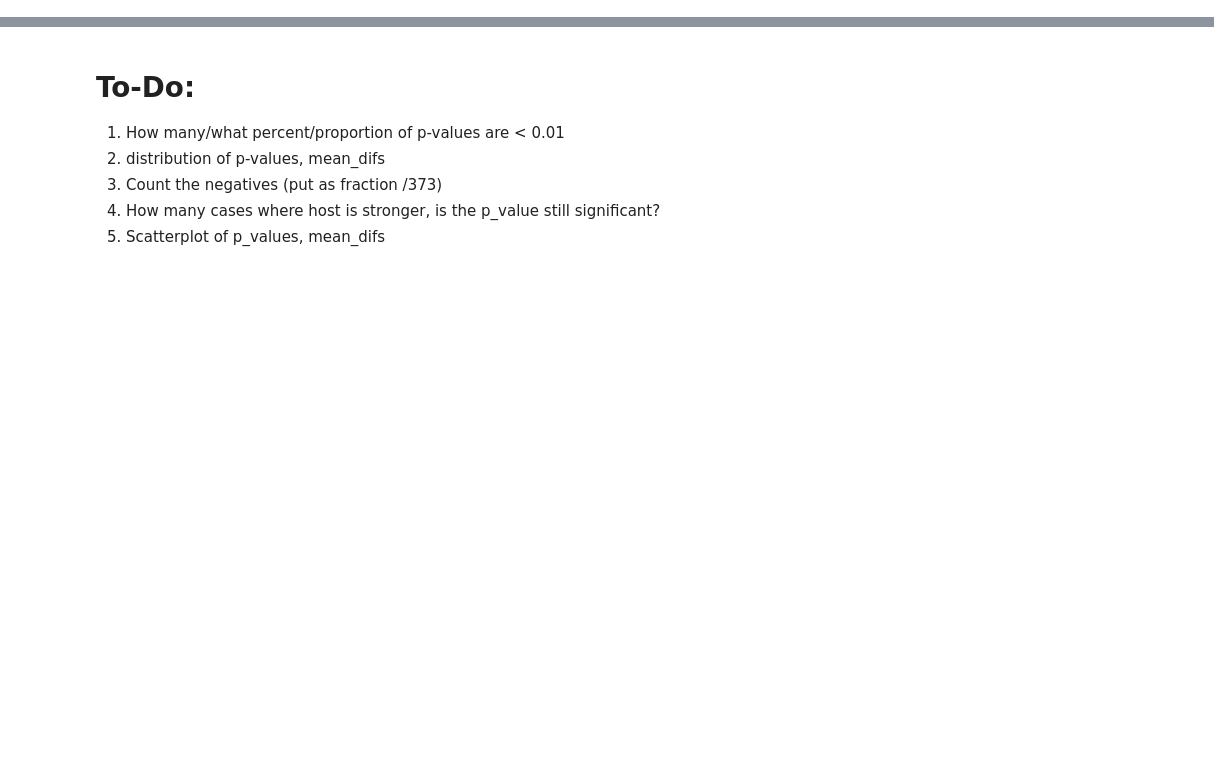
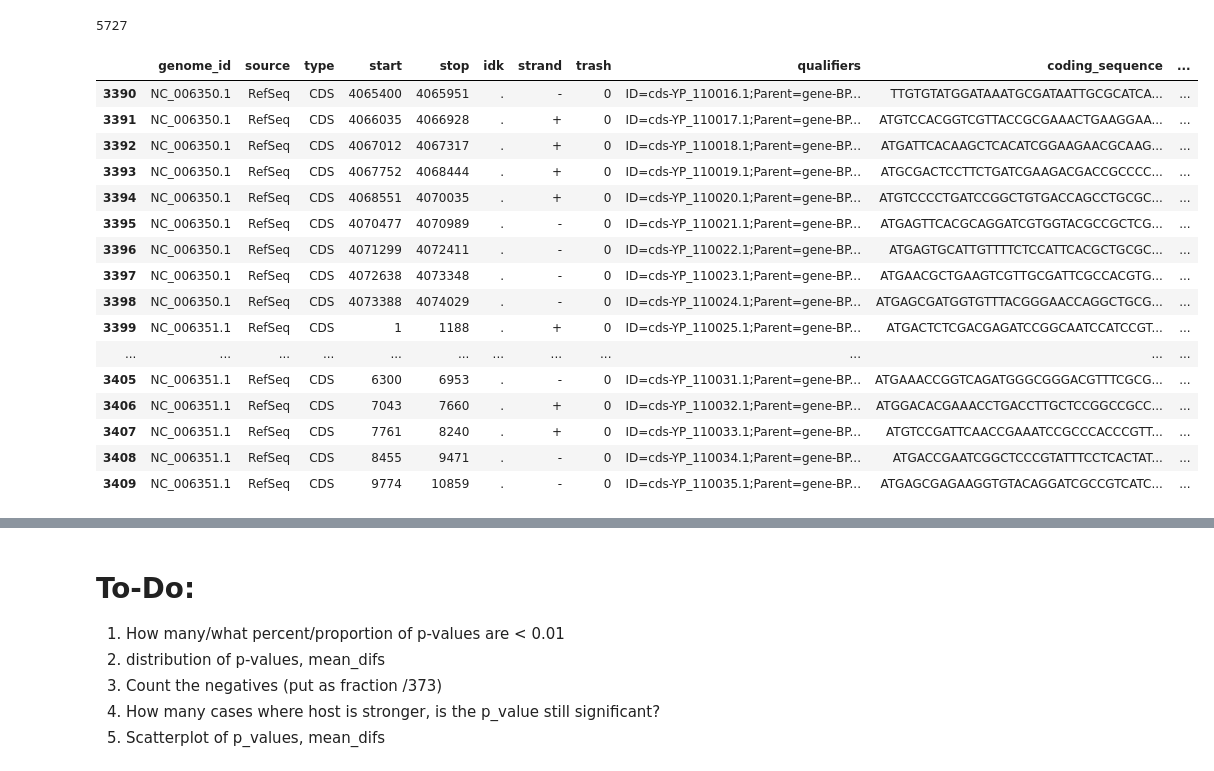
Before and after one commit to dcweaver/phage-translation, a Jupyter notebook: Code/Comparative_analysis.ipynb, the cells around one changed output, grey strips where cells are left out. Saved outputs shown, nothing was run; the diff lists cells and outputs as text; code cells hidden in the pictures; blank space fills up the shorter version.

```diff
--- a/Code/Comparative_analysis.ipynb
+++ b/Code/Comparative_analysis.ipynb
@@ -11,3 +15,30 @@ import pandas as pd
 import numpy as np
 from scipy import stats
 import glob
+# %%
+test_df, test_genome = gff3_parsing2.compile_sequences(["../Data/host_genomes/562.gff3"],\
+                                                       ["../Data/host_genomes/562.fasta"])
+# %%
+3399+2328
+# %% [output]
+5727
+# %%
+test_df.iloc[3390:3410]
+# %% [output]
+|  | genome_id | source | type | start | stop | idk | strand | trash | qualifiers | coding_sequence | ... |
+| 3390 | NC_006350.1 | RefSeq | CDS | 4065400 | 4065951 | . | - | 0 | ID=cds-YP_110016.1;Parent=gene-BP... | TTGTGTATGGATAAATGCGATAATTGCGCATCA... | ... |
+| 3391 | NC_006350.1 | RefSeq | CDS | 4066035 | 4066928 | . | + | 0 | ID=cds-YP_110017.1;Parent=gene-BP... | ATGTCCACGGTCGTTACCGCGAAACTGAAGGAA... | ... |
+| 3392 | NC_006350.1 | RefSeq | CDS | 4067012 | 4067317 | . | + | 0 | ID=cds-YP_110018.1;Parent=gene-BP... | ATGATTCACAAGCTCACATCGGAAGAACGCAAG... | ... |
+| 3393 | NC_006350.1 | RefSeq | CDS | 4067752 | 4068444 | . | + | 0 | ID=cds-YP_110019.1;Parent=gene-BP... | ATGCGACTCCTTCTGATCGAAGACGACCGCCCC... | ... |
+| 3394 | NC_006350.1 | RefSeq | CDS | 4068551 | 4070035 | . | + | 0 | ID=cds-YP_110020.1;Parent=gene-BP... | ATGTCCCCTGATCCGGCTGTGACCAGCCTGCGC... | ... |
+| 3395 | NC_006350.1 | RefSeq | CDS | 4070477 | 4070989 | . | - | 0 | ID=cds-YP_110021.1;Parent=gene-BP... | ATGAGTTCACGCAGGATCGTGGTACGCCGCTCG... | ... |
+| 3396 | NC_006350.1 | RefSeq | CDS | 4071299 | 4072411 | . | - | 0 | ID=cds-YP_110022.1;Parent=gene-BP... | ATGAGTGCATTGTTTTCTCCATTCACGCTGCGC... | ... |
+| 3397 | NC_006350.1 | RefSeq | CDS | 4072638 | 4073348 | . | - | 0 | ID=cds-YP_110023.1;Parent=gene-BP... | ATGAACGCTGAAGTCGTTGCGATTCGCCACGTG... | ... |
+| 3398 | NC_006350.1 | RefSeq | CDS | 4073388 | 4074029 | . | - | 0 | ID=cds-YP_110024.1;Parent=gene-BP... | ATGAGCGATGGTGTTTACGGGAACCAGGCTGCG... | ... |
+| 3399 | NC_006351.1 | RefSeq | CDS | 1 | 1188 | . | + | 0 | ID=cds-YP_110025.1;Parent=gene-BP... | ATGACTCTCGACGAGATCCGGCAATCCATCCGT... | ... |
+| ... | ... | ... | ... | ... | ... | ... | ... | ... | ... | ... | ... |
+| 3405 | NC_006351.1 | RefSeq | CDS | 6300 | 6953 | . | - | 0 | ID=cds-YP_110031.1;Parent=gene-BP... | ATGAAACCGGTCAGATGGGCGGGACGTTTCGCG... | ... |
+| 3406 | NC_006351.1 | RefSeq | CDS | 7043 | 7660 | . | + | 0 | ID=cds-YP_110032.1;Parent=gene-BP... | ATGGACACGAAACCTGACCTTGCTCCGGCCGCC... | ... |
+| 3407 | NC_006351.1 | RefSeq | CDS | 7761 | 8240 | . | + | 0 | ID=cds-YP_110033.1;Parent=gene-BP... | ATGTCCGATTCAACCGAAATCCGCCCACCCGTT... | ... |
+| 3408 | NC_006351.1 | RefSeq | CDS | 8455 | 9471 | . | - | 0 | ID=cds-YP_110034.1;Parent=gene-BP... | ATGACCGAATCGGCTCCCGTATTTCCTCACTAT... | ... |
+| 3409 | NC_006351.1 | RefSeq | CDS | 9774 | 10859 | . | - | 0 | ID=cds-YP_110035.1;Parent=gene-BP... | ATGAGCGAGAAGGTGTACAGGATCGCCGTCATC... | ... |
```
Also changed, not shown: parts of 9 cells of this notebook, 1 other file.
